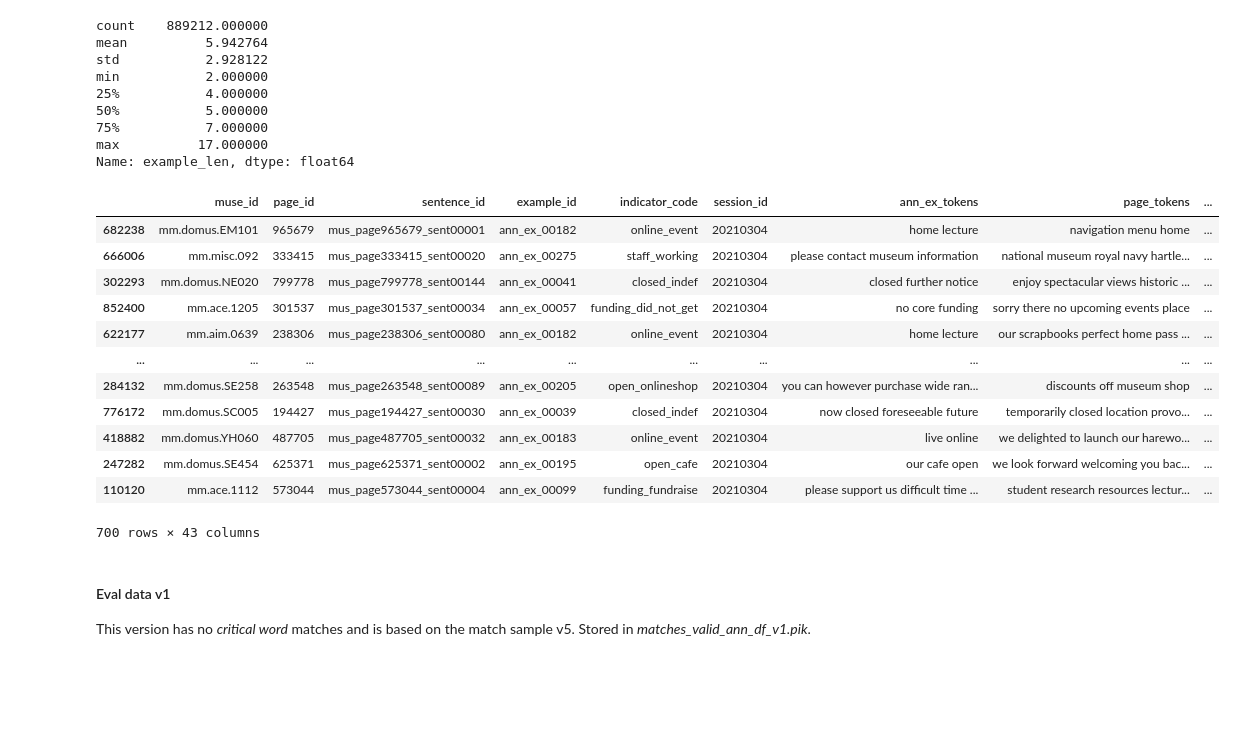
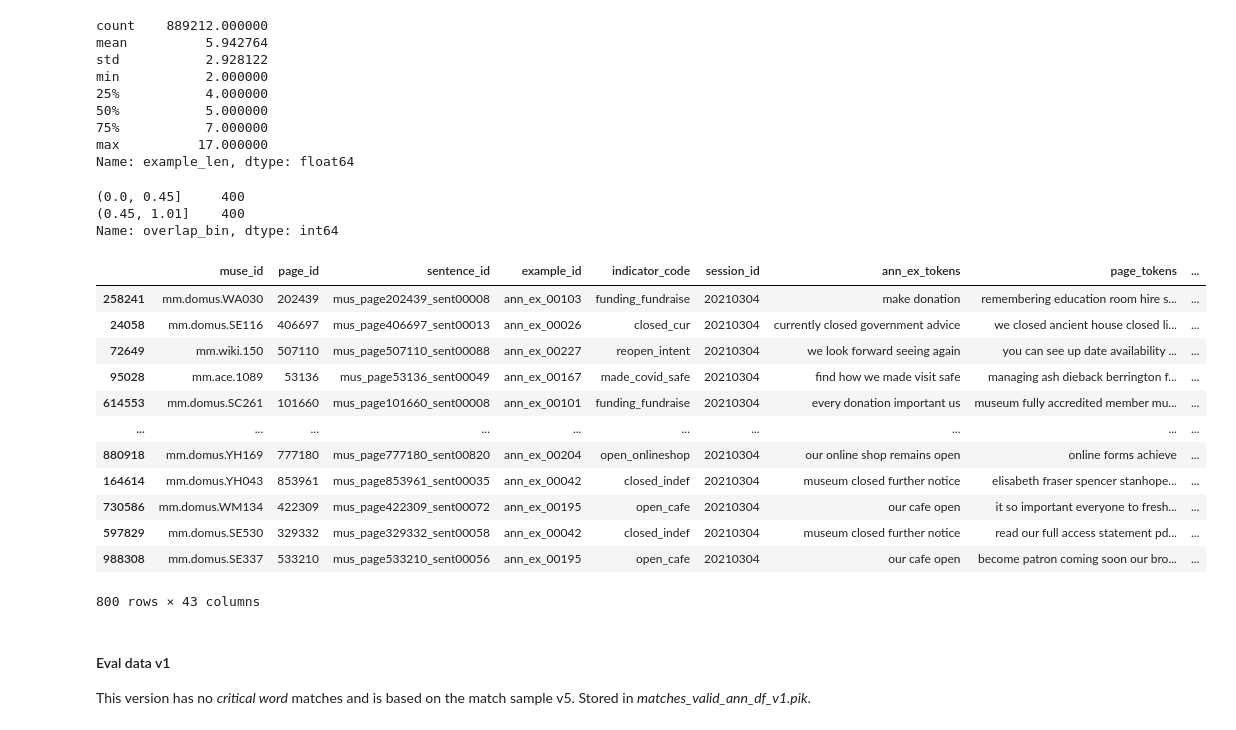
Before and after one commit to Birkbeck/museums-in-the-pandemic, a Jupyter notebook: mip/notebooks/01_indicator_match_validation.ipynb, the cells around one changed output. Saved outputs shown, nothing was run; the diff lists cells and outputs as text; code cells hidden in the pictures; blank space fills up the shorter version.

```diff
--- a/mip/notebooks/01_indicator_match_validation.ipynb
+++ b/mip/notebooks/01_indicator_match_validation.ipynb
@@ -255,9 +252,9 @@ Eval v3 contains semantic similarity and a better sample.
 #matches_fn = out_folder+'tmp/matches_dump_df_v1.pik'
 #matches_fn = out_folder+'tmp/matches_dump_df_v2.pik'
 matches_fn = out_folder+'tmp/matches_dump_df_20210304-v3.pik'
-
 df = pd.read_pickle(matches_fn)
+print(df.columns)
+df = df.drop_duplicates(subset=['session_id','muse_id','example_id','page_tokens',
+        'ann_overlap_criticwords','indicator_code','ann_overlap_tokenlemma','sem_similarity'])
 print(df.shape)
-print(df.columns)
-df.sample(10)
 # %% [output]
@@ -433,16 +418,14 @@ if False:
 
 # eval v3
 if True:
-    print(df['ann_overlap_tokenlemma'].median())
-    print(df['ann_overlap_tokenlemma'].quantile(0))
-    print(df['ann_overlap_tokenlemma'].quantile(.25))
-    print(df['ann_overlap_tokenlemma'].quantile(.75))
-    pd.qcut(df['ann_overlap_tokenlemma'], 5)
+    #print(df['ann_overlap_tokenlemma'].median())
+    print(df['ann_overlap_tokenlemma'].quantile([0.,.25,.5,.75,.8,.9]))
+    #pd.qcut(df['ann_overlap_tokenlemma'], 5)
 
     df['sem_similarity'].median()
     pd.qcut(df['sem_similarity'], 5)
 
-    cut_bins = [0, .333, 1.01]
+    cut_bins = [0, .45, 1.01]
     df['overlap_bin'] = pd.cut(df['ann_overlap_tokenlemma'], bins=cut_bins)
     print(df['overlap_bin'].value_counts())
 
@@ -477,36 +463,39 @@ Name: example_len, dtype: float64
 # %%
 # generate the stratified sample
 sample_df = pd.DataFrame()
-sample_n = 350
+sample_n = 400
 for bin_name, subdf in df.groupby('overlap_bin'):
     smpl = subdf.sample(sample_n, random_state=1359)
     sample_df = sample_df.append(smpl)
 
-sample_df['overlap_bin'].value_counts()
+print(sample_df['overlap_bin'].value_counts())
 
 sample_df['valid_match'] = ''
 
 # shuffle sample
 sample_df = sample_df.sample(frac=1.0)
 
 # generate sample
 sample_df.to_excel(out_folder+'tmp/match_sample_for_validation-v3.xlsx', index=False)
 
 sample_df
 # %% [output]
+(0.0, 0.45]     400
+(0.45, 1.01]    400
+Name: overlap_bin, dtype: int64
 |  | muse_id | page_id | sentence_id | example_id | indicator_code | session_id | ann_ex_tokens | page_tokens | ... |
-| 682238 | mm.domus.EM101 | 965679 | mus_page965679_sent00001 | ann_ex_00182 | online_event | 20210304 | home lecture | navigation menu home | ... |
-| 666006 | mm.misc.092 | 333415 | mus_page333415_sent00020 | ann_ex_00275 | staff_working | 20210304 | please contact museum information | national museum royal navy hartle... | ... |
-| 302293 | mm.domus.NE020 | 799778 | mus_page799778_sent00144 | ann_ex_00041 | closed_indef | 20210304 | closed further notice | enjoy spectacular views historic ... | ... |
-| 852400 | mm.ace.1205 | 301537 | mus_page301537_sent00034 | ann_ex_00057 | funding_did_not_get | 20210304 | no core funding | sorry there no upcoming events place | ... |
-| 622177 | mm.aim.0639 | 238306 | mus_page238306_sent00080 | ann_ex_00182 | online_event | 20210304 | home lecture | our scrapbooks perfect home pass ... | ... |
+| 258241 | mm.domus.WA030 | 202439 | mus_page202439_sent00008 | ann_ex_00103 | funding_fundraise | 20210304 | make donation | remembering education room hire s... | ... |
+| 24058 | mm.domus.SE116 | 406697 | mus_page406697_sent00013 | ann_ex_00026 | closed_cur | 20210304 | currently closed government advice | we closed ancient house closed li... | ... |
+| 72649 | mm.wiki.150 | 507110 | mus_page507110_sent00088 | ann_ex_00227 | reopen_intent | 20210304 | we look forward seeing again | you can see up date availability ... | ... |
+| 95028 | mm.ace.1089 | 53136 | mus_page53136_sent00049 | ann_ex_00167 | made_covid_safe | 20210304 | find how we made visit safe | managing ash dieback berrington f... | ... |
+| 614553 | mm.domus.SC261 | 101660 | mus_page101660_sent00008 | ann_ex_00101 | funding_fundraise | 20210304 | every donation important us | museum fully accredited member mu... | ... |
 | ... | ... | ... | ... | ... | ... | ... | ... | ... | ... |
-| 284132 | mm.domus.SE258 | 263548 | mus_page263548_sent00089 | ann_ex_00205 | open_onlineshop | 20210304 | you can however purchase wide ran... | discounts off museum shop | ... |
-| 776172 | mm.domus.SC005 | 194427 | mus_page194427_sent00030 | ann_ex_00039 | closed_indef | 20210304 | now closed foreseeable future | temporarily closed location provo... | ... |
-| 418882 | mm.domus.YH060 | 487705 | mus_page487705_sent00032 | ann_ex_00183 | online_event | 20210304 | live online | we delighted to launch our harewo... | ... |
-| 247282 | mm.domus.SE454 | 625371 | mus_page625371_sent00002 | ann_ex_00195 | open_cafe | 20210304 | our cafe open | we look forward welcoming you bac... | ... |
-| 110120 | mm.ace.1112 | 573044 | mus_page573044_sent00004 | ann_ex_00099 | funding_fundraise | 20210304 | please support us difficult time ... | student research resources lectur... | ... |
+| 880918 | mm.domus.YH169 | 777180 | mus_page777180_sent00820 | ann_ex_00204 | open_onlineshop | 20210304 | our online shop remains open | online forms achieve | ... |
+| 164614 | mm.domus.YH043 | 853961 | mus_page853961_sent00035 | ann_ex_00042 | closed_indef | 20210304 | museum closed further notice | elisabeth fraser spencer stanhope... | ... |
+| 730586 | mm.domus.WM134 | 422309 | mus_page422309_sent00072 | ann_ex_00195 | open_cafe | 20210304 | our cafe open | it so important everyone to fresh... | ... |
+| 597829 | mm.domus.SE530 | 329332 | mus_page329332_sent00058 | ann_ex_00042 | closed_indef | 20210304 | museum closed further notice | read our full access statement pd... | ... |
+| 988308 | mm.domus.SE337 | 533210 | mus_page533210_sent00056 | ann_ex_00195 | open_cafe | 20210304 | our cafe open | become patron coming soon our bro... | ... |
-700 rows × 43 columns
+800 rows × 43 columns
 # %% [markdown]
 #### Eval data v1
 
```
Also changed, not shown: parts of 7 cells of this notebook, 2 other files.
